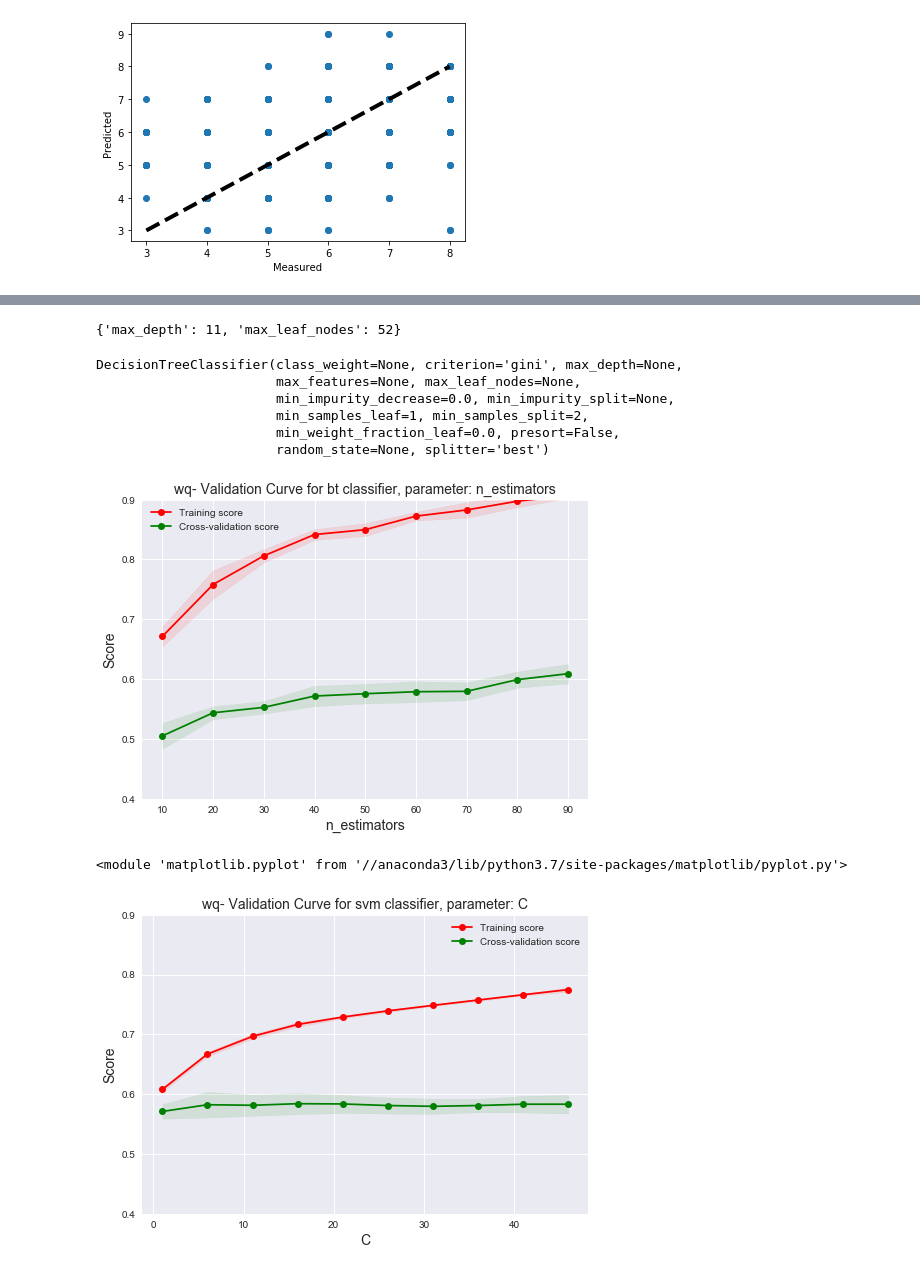
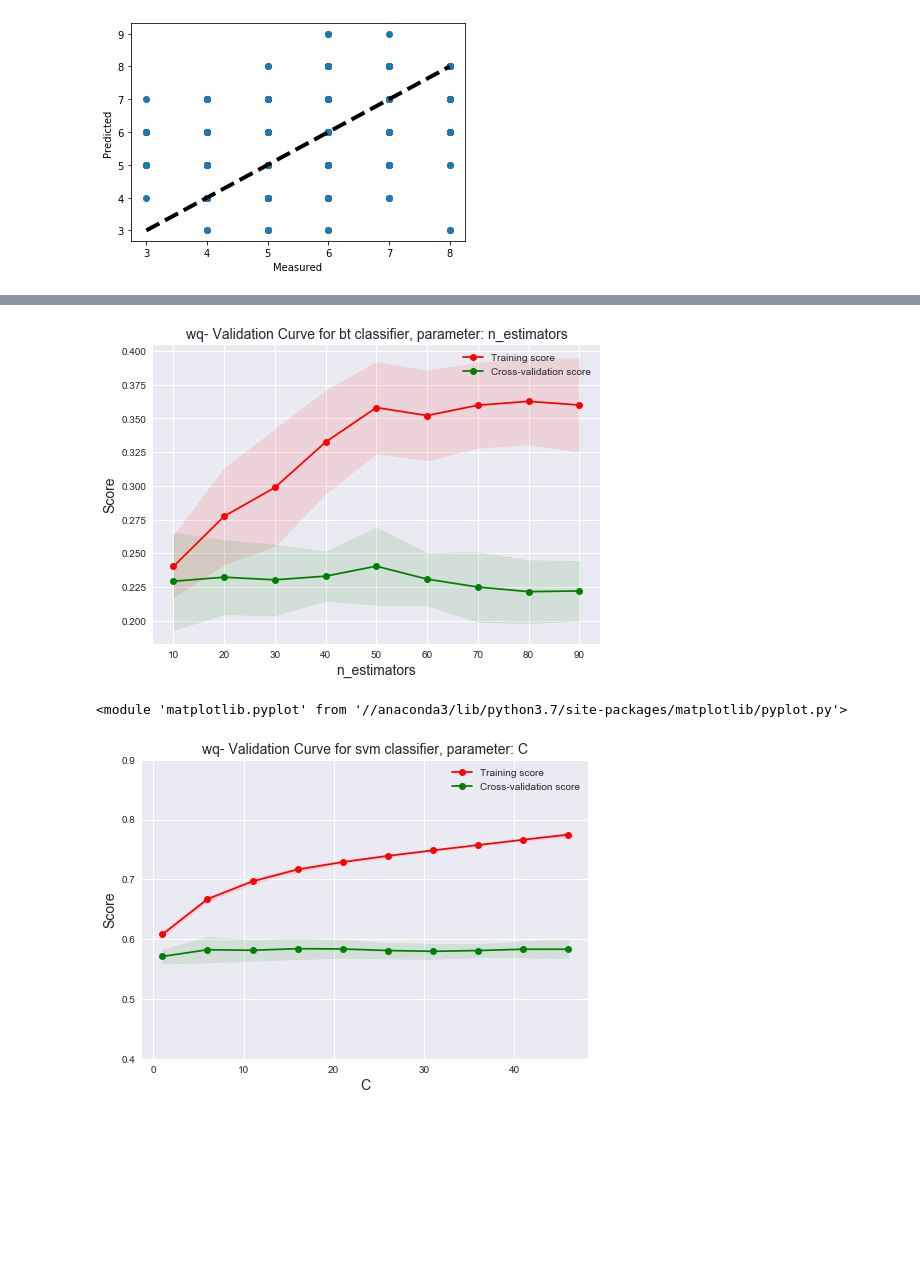
Before and after one commit to sbassam/cs-7641-projects, a Jupyter notebook: assignment-1/wine-quality-data-analysis.ipynb, the cells around one changed output, grey strips where cells are left out. Saved outputs shown, nothing was run; the diff lists cells and outputs as text; code cells hidden in the pictures; blank space fills up the shorter version.

```diff
--- a/assignment-1/wine-quality-data-analysis.ipynb
+++ b/assignment-1/wine-quality-data-analysis.ipynb
@@ -205,0 +253,6 @@ pred = clf.predict(features_test)
+# %%
+from sklearn.model_selection import GridSearchCV
+parameters = {'max_depth':np.arange(1, 20, 1), 'min_samples_leaf': np.arange(2, 20, 1)}
+gc_clf = GridSearchCV(clf, parameters, cv=5, scoring = {'f1': make_scorer(f1_score, average='micro'), 'balanced_accuracy':'balanced_accuracy'}, refit='balanced_accuracy')
+gc_clf.fit(features_train, labels_train)
+gc_clf.best_params_
@@ -206,6 +261,9 @@ pred = clf.predict(features_test)
 # %%
-dt_score = accuracy_score(labels_test, pred)
-dt_precision = precision_score(labels_test, pred, average='weighted')
-dt_recall = recall_score(labels_test, pred, average='weighted')
-dt_f1 = f1_score(labels_test, pred, average='weighted')
-print (dt_score, dt_precision, dt_recall, dt_f1)
+clf = DecisionTreeClassifier(max_depth= 6, min_samples_leaf= 2)
+clf.fit(features_train, labels_train)
+pred = clf.predict(features_test)
+# dt_score = accuracy_score(labels_test, pred)
+# dt_precision = precision_score(labels_test, pred, average='weighted')
+# dt_recall = recall_score(labels_test, pred, average='weighted')
+# dt_f1 = f1_score(labels_test, pred, average='weighted')
+# print (dt_score, dt_precision, dt_recall, dt_f1)
@@ -237,23 +270,3 @@ GridSearchCV(cv=5, error_score='raise-deprecating',
-# %%
-gc_clf.best_params_
-# %% [output]
-{'max_depth': 11, 'max_leaf_nodes': 52}
-# %%
-clf = DecisionTreeClassifier()
-clf.fit(features_train, labels_train)
-# pred = clf.predict(features_test)
-# dt_score = accuracy_score(labels_test, pred)
-# dt_precision = precision_score(labels_test, pred, average='weighted')
-# dt_recall = recall_score(labels_test, pred, average='weighted')
-# dt_f1 = f1_score(labels_test, pred, average='weighted')
-# print (dt_score, dt_precision, dt_recall, dt_f1)
-# %% [output]
-DecisionTreeClassifier(class_weight=None, criterion='gini', max_depth=None,
-                       max_features=None, max_leaf_nodes=None,
-                       min_impurity_decrease=0.0, min_impurity_split=None,
-                       min_samples_leaf=1, min_samples_split=2,
-                       min_weight_fraction_leaf=0.0, presort=False,
-                       random_state=None, splitter='best')
 # %%
 def plot_validation_curve(clf, features_train, labels_train, clf_name, dataset_name, param_name, param_range, x_arr=None, cv=5):
     """
@@ -276,7 +289,7 @@ def plot_validation_curve(clf, features_train, labels_train, clf_name, dataset_n
         x_arr = param_range
 
 
-    train_scores, validation_scores = validation_curve(clf, features_train, labels_train, param_name, param_range, cv=cv)
+    train_scores, validation_scores = validation_curve(clf, features_train, labels_train, param_name, param_range, cv=cv, scoring='balanced_accuracy')
 
     train_scores_mean = np.mean(train_scores, axis=1)
     train_scores_std = np.std(train_scores, axis=1)
@@ -301,7 +314,7 @@ def plot_validation_curve(clf, features_train, labels_train, clf_name, dataset_n
     plt.xlabel(param_name, fontsize=14)
     plt.title(dataset_name + '- ' + 'Validation Curve for ' + clf_name + ' classifier, parameter: ' + param_name, fontsize=14)
     plt.legend()
-    plt.ylim(0.1, .9)
+    plt.ylim()
 
     plt.show()
     return plt
@@ -310,13 +323,13 @@ def plot_validation_curve(clf, features_train, labels_train, clf_name, dataset_n
 # %%
 ##plot_validation_curve(clf, features_train, labels_train, 'dt', 'wq', 'max_depth', np.arange(1, 20, 1), cv=5)
 ##plot_validation_curve(clf, features_train, labels_train, 'knn', 'wq', 'n_neighbors', np.arange(1, 20, 1), cv=5)
 # plot_validation_curve(clf, features_train, labels_train, 'svm', 'wq', 'kernel',
 #                       ['linear', 'poly', 'rbf', 'sigmoid'], cv=5)
-base_estimator = DecisionTreeClassifier(max_depth=7, min_samples_leaf = 2)
+base_estimator = DecisionTreeClassifier(max_depth=2, min_samples_leaf = 20)
 clf = AdaBoostClassifier(base_estimator)#SVC()
 plot_validation_curve(clf, features_train, labels_train, 'bt', 'wq', 'n_estimators', np.arange(10, 100, 10), cv=5)
 # %% [output]
-[figure, old version]
+[figure, new version]
 <module 'matplotlib.pyplot' from '//anaconda3/lib/python3.7/site-packages/matplotlib/pyplot.py'>
 # %%
 #Decision Tree
```
Also changed, not shown: parts of 21 cells of this notebook, 35 other files.
